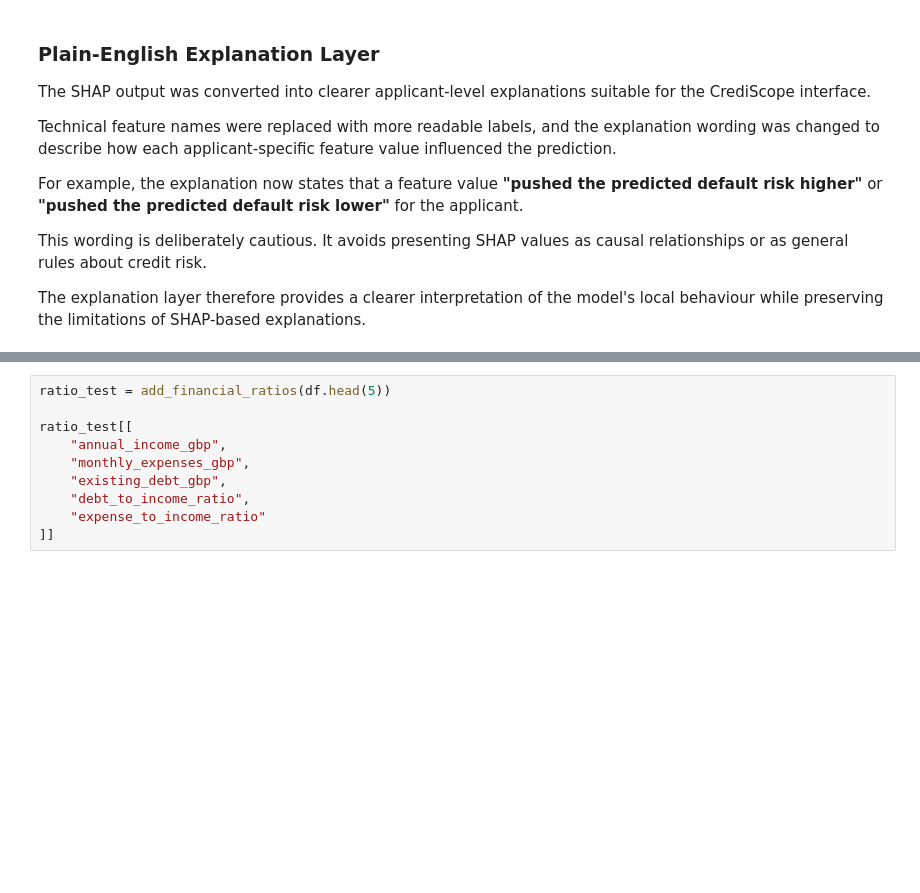
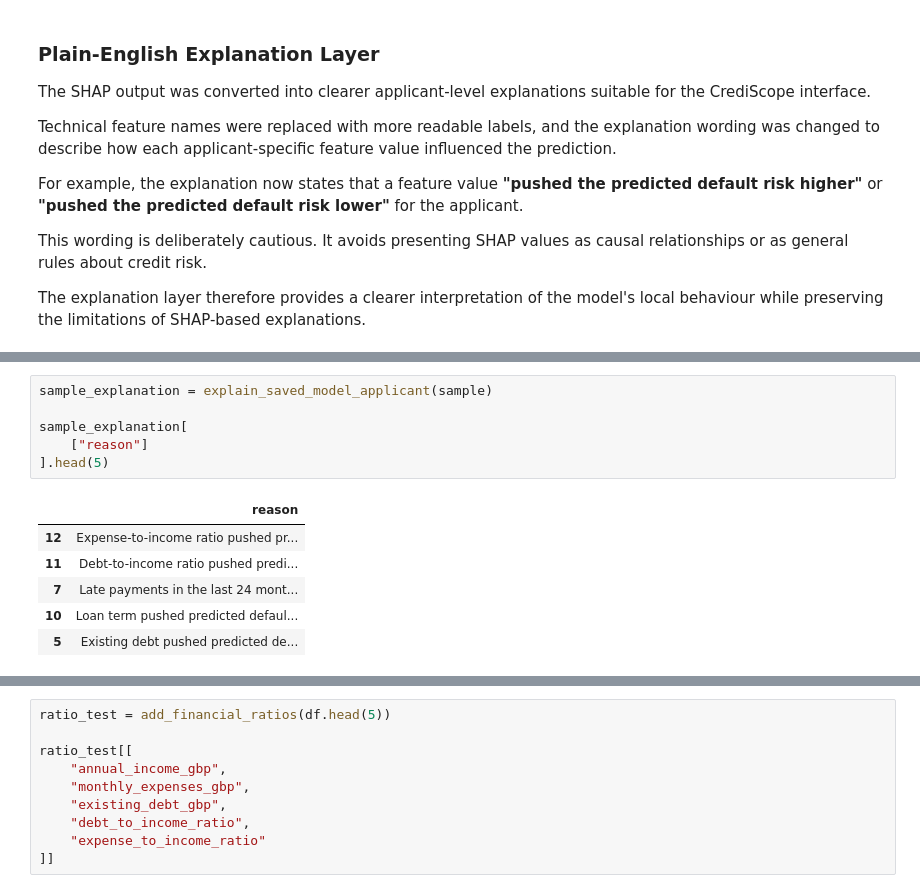
Before and after one commit to Richardbrown85/CrediScope, a Jupyter notebook: notebooks/CrediScope_Analysis_v2.ipynb, the cells around one changed output, grey strips where cells are left out. Saved outputs shown, nothing was run; the diff lists cells and outputs as text; blank space fills up the shorter version.

Commit message:
Build reusable applicant explanation function

```diff
--- a/notebooks/CrediScope_Analysis_v2.ipynb
+++ b/notebooks/CrediScope_Analysis_v2.ipynb
@@ -5679,0 +5734,13 @@ The explanation layer therefore provides a clearer interpretation of the model's
+# %%
+sample_explanation = explain_saved_model_applicant(sample)
+
+sample_explanation[
+    ["reason"]
+].head(5)
+# %% [output]
+|  | reason |
+| 12 | Expense-to-income ratio pushed pr... |
+| 11 | Debt-to-income ratio pushed predi... |
+| 7 | Late payments in the last 24 mont... |
+| 10 | Loan term pushed predicted defaul... |
+| 5 | Existing debt pushed predicted de... |
```
Also changed, not shown: parts of 3 cells of this notebook.
